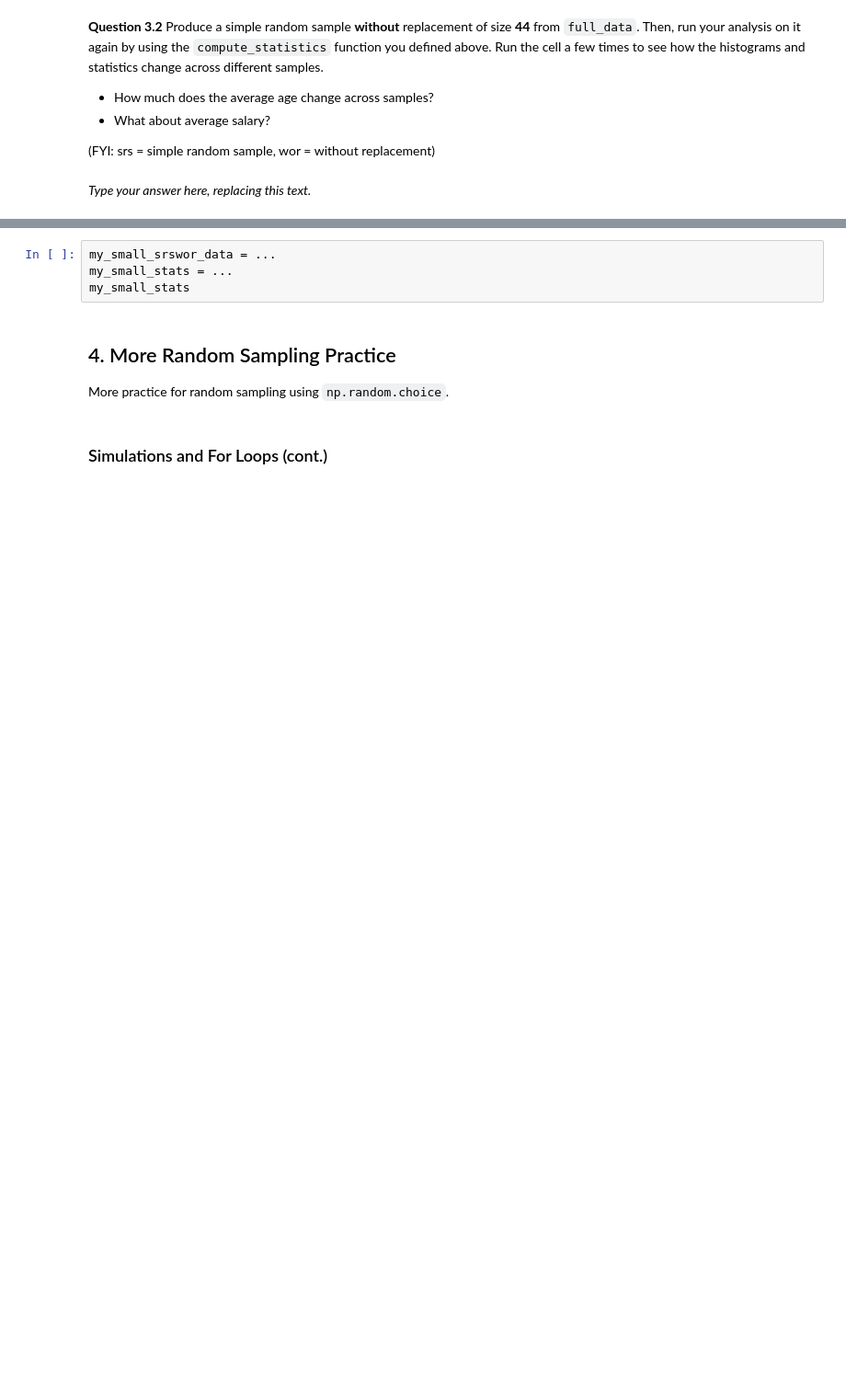
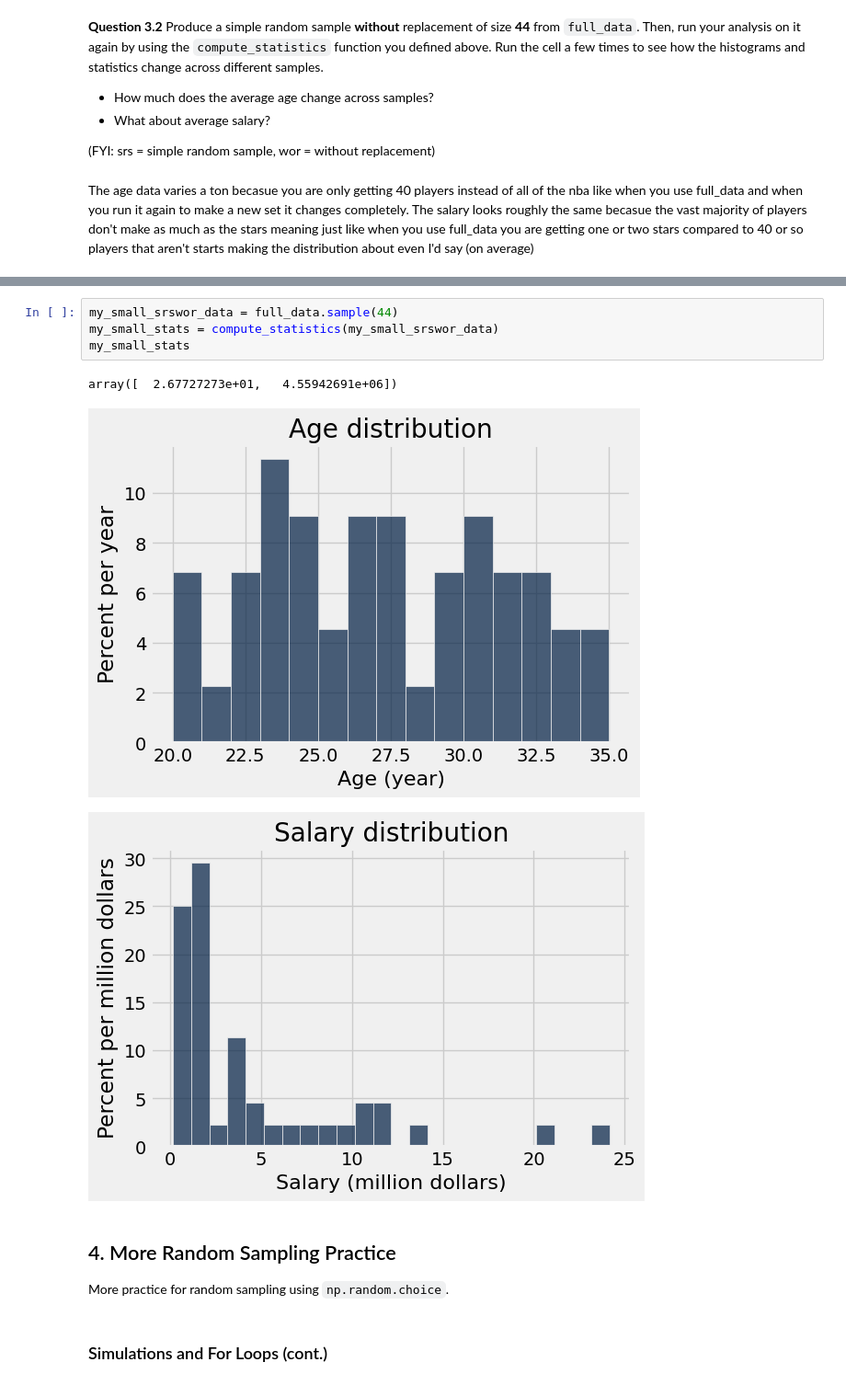
Before and after one commit to AndrewClough05/Intro-to-Data-Analytics-2.0, a Jupyter notebook: lab05/lab05.ipynb, the cells around one changed output, grey strips where cells are left out. Shown at 92% size. Cells and saved outputs as stored; diff of their text form; blank space fills up the shorter version.

```diff
--- a/lab05/lab05.ipynb
+++ b/lab05/lab05.ipynb
@@ -368,14 +461,18 @@ salary_data.sample(5, with_replacement=False)
 - What about average salary?
 
 (FYI: srs = simple random sample, wor = without replacement)
-# %% [markdown]
-_Type your answer here, replacing this text._
+# %% [markdown]
+The age data varies a ton becasue you are only getting 40 players instead of all of the nba like when you use full_data and when you run it again to make a new set it changes completely. The salary looks roughly the same becasue the vast majority of players don't make as much as the stars meaning just like when you use full_data you are getting one or two stars compared to 40 or so players that aren't starts making the distribution about even I'd say (on average)
 # %% [markdown]
 <!-- BEGIN QUESTION -->
 # %%
-my_small_srswor_data = ...
-my_small_stats = ...
+my_small_srswor_data = full_data.sample(44)
+my_small_stats = compute_statistics(my_small_srswor_data)
 my_small_stats
+# %% [output]
+array([  2.67727273e+01,   4.55942691e+06])
+[figure, added]
+[figure, added]
 # %% [markdown]
 <!-- END QUESTION -->
 
```
Also changed, not shown: parts of 28 cells of this notebook, 2 other files.
